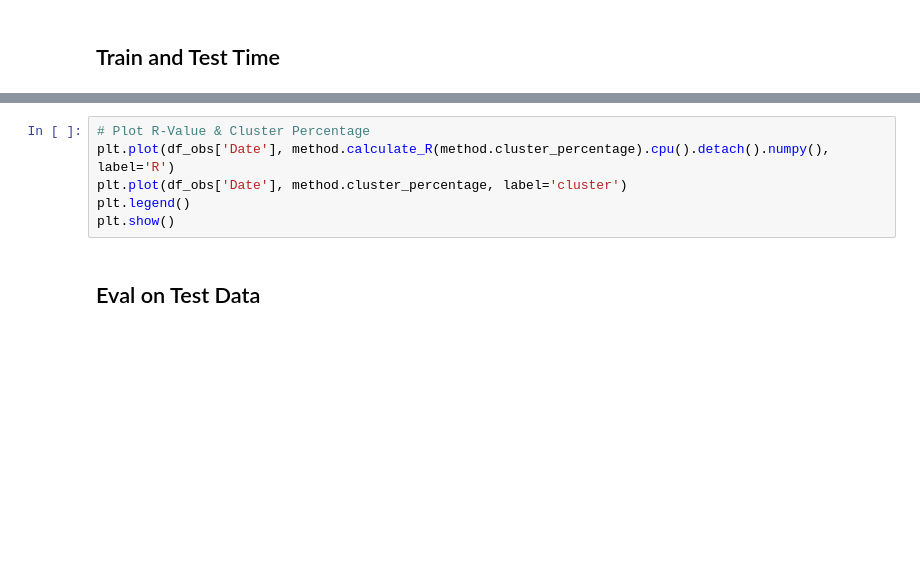
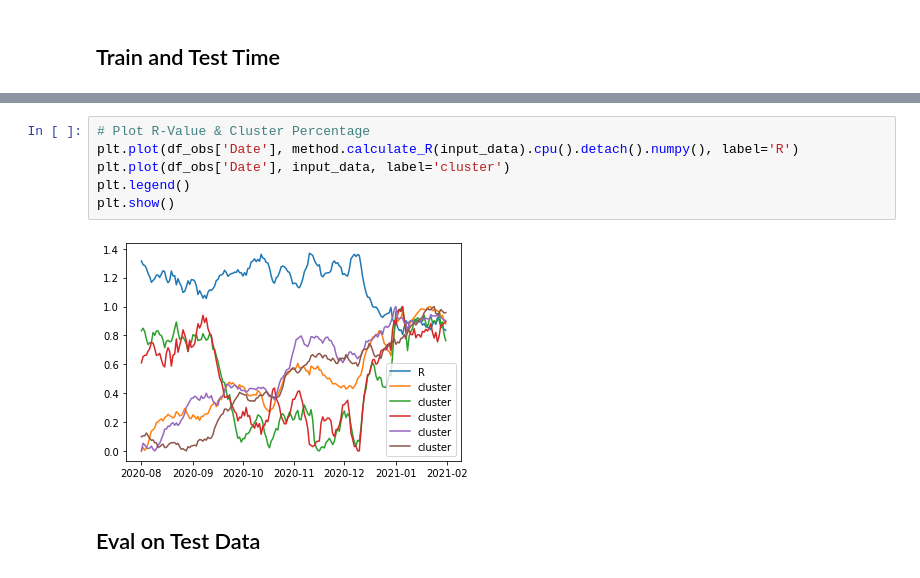
Before and after one commit to anuarsantoyo/master-thesis, a Jupyter notebook: model/model_optimization_nn.ipynb, the cells around one changed output, grey strips where cells are left out. Drawn from its saved outputs; the diff is of its cells as text; blank space fills up the shorter version.

```diff
--- a/model/model_optimization_nn.ipynb
+++ b/model/model_optimization_nn.ipynb
@@ -190,9 +199,11 @@ plt.show()
 # %%
 # Plot R-Value & Cluster Percentage
-plt.plot(df_obs['Date'], method.calculate_R(method.cluster_percentage).cpu().detach().numpy(), label='R')
-plt.plot(df_obs['Date'], method.cluster_percentage, label='cluster')
+plt.plot(df_obs['Date'], method.calculate_R(input_data).cpu().detach().numpy(), label='R')
+plt.plot(df_obs['Date'], input_data, label='cluster')
 plt.legend()
 plt.show()
+# %% [output]
+[figure, added]
 # %% [markdown]
 ## Eval on Test Data
 # %%
```
Also changed, not shown: parts of 19 cells of this notebook, 1 other file.
